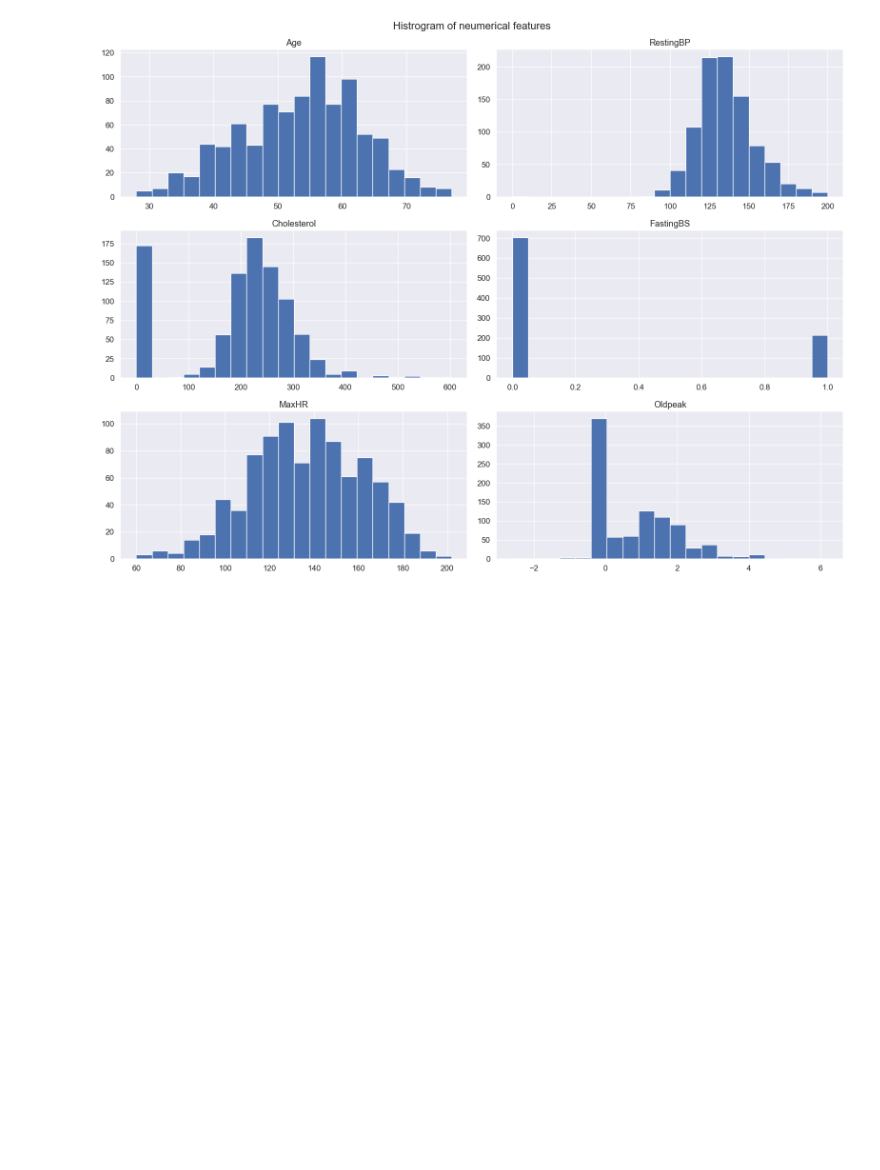
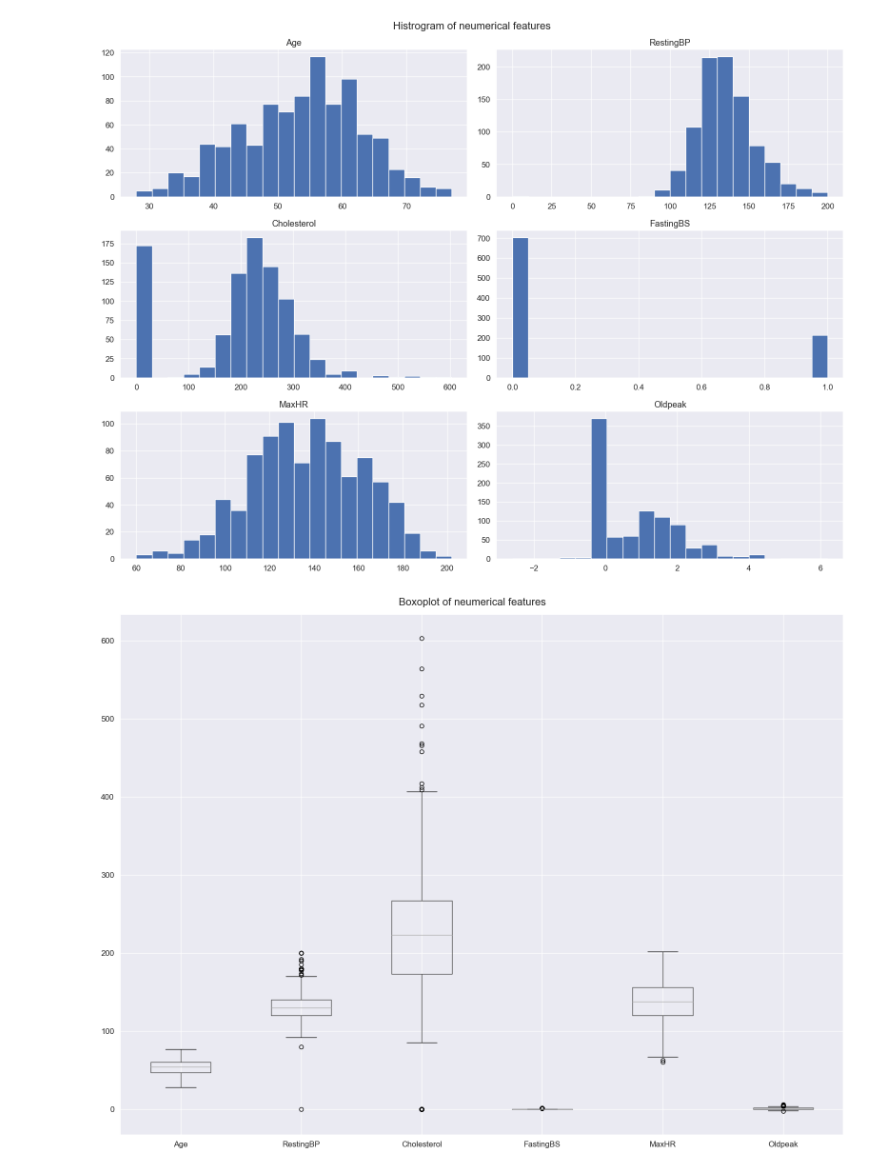
Before and after one commit to shovo896/EDA-of-Heart-Failure-disease, a Jupyter notebook: eda.ipynb, the cells around one changed output. Cells and saved outputs as stored; diff of their text form; code cells hidden in the pictures; blank space fills up the shorter version.

```diff
--- a/eda.ipynb
+++ b/eda.ipynb
@@ -139,3 +139,11 @@ plt.tight_layout()
 plt.show()
 # %% [output]
 [figure]
+# %%
+plt.figure(figsize=(16,12))
+df[numeric_cols].boxplot()
+plt.suptitle("Boxoplot of neumerical features")
+plt.tight_layout()
+plt.show()
+# %% [output]
+[figure, added]
```
